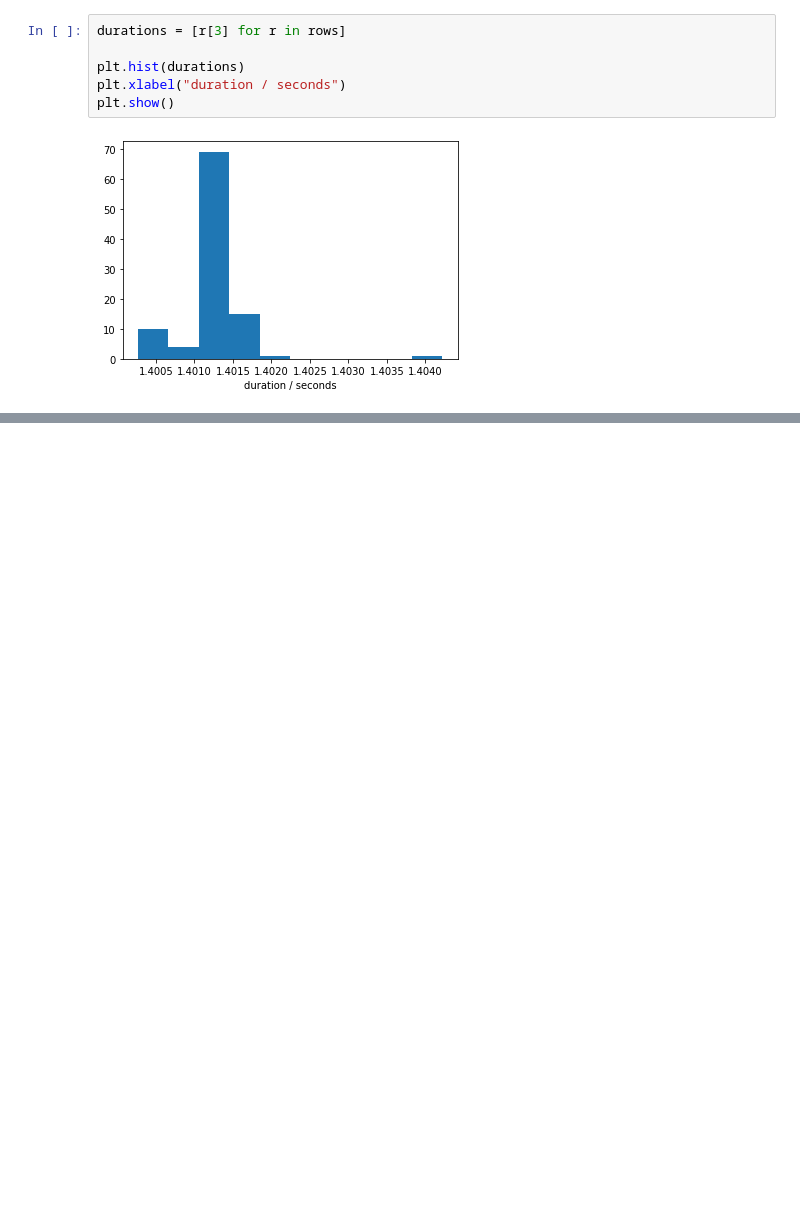
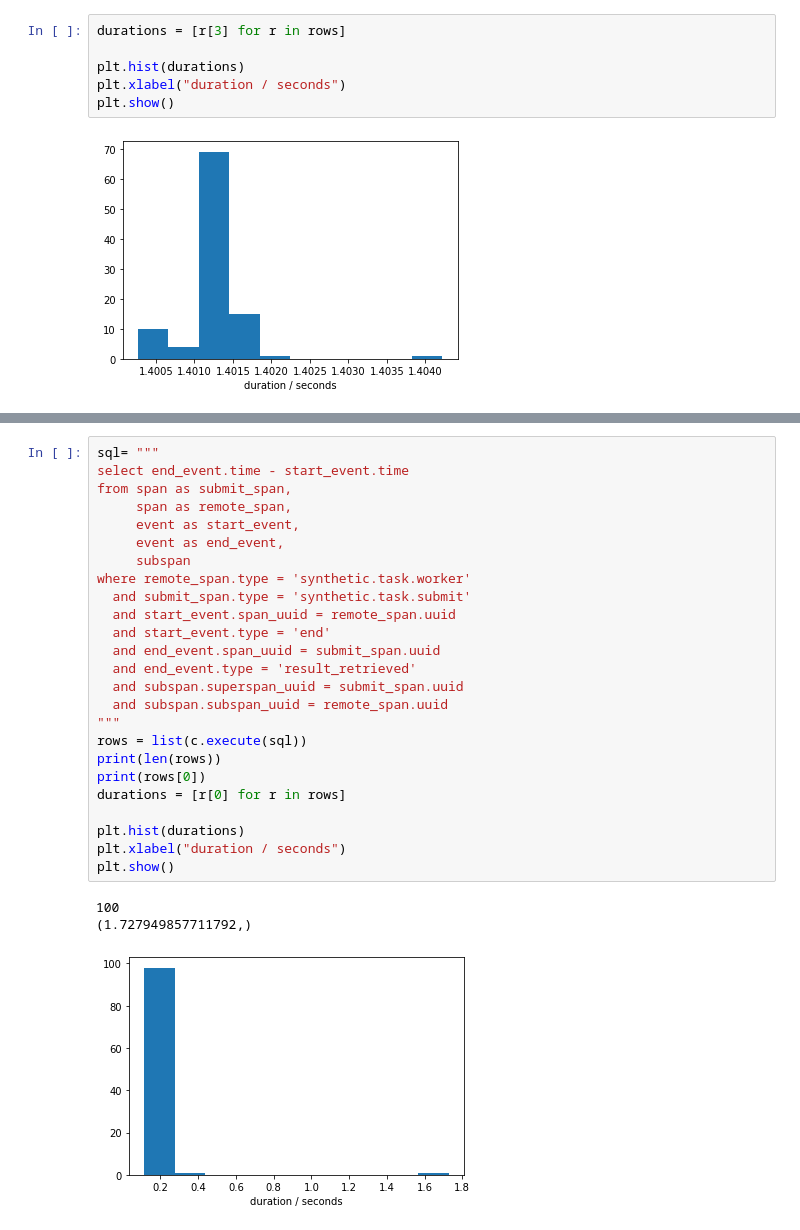
Before and after one commit to Parsl/dnpc, a Jupyter notebook: Untitled.ipynb, the cells around one changed output, grey strips where cells are left out. Drawn from its saved outputs; the diff is of its cells as text; blank space fills up the shorter version.

Commit message:
Compare end timings from submit and remote side in funcx synthetic example

```diff
--- a/Untitled.ipynb
+++ b/Untitled.ipynb
@@ -465,0 +466,29 @@ plt.show()
+# %%
+sql= """
+select end_event.time - start_event.time
+from span as submit_span,
+     span as remote_span,
+     event as start_event,
+     event as end_event,
+     subspan
+where remote_span.type = 'synthetic.task.worker'
+  and submit_span.type = 'synthetic.task.submit'
+  and start_event.span_uuid = remote_span.uuid
+  and start_event.type = 'end'
+  and end_event.span_uuid = submit_span.uuid
+  and end_event.type = 'result_retrieved'
+  and subspan.superspan_uuid = submit_span.uuid
+  and subspan.subspan_uuid = remote_span.uuid
+"""
+rows = list(c.execute(sql))
+print(len(rows))
+print(rows[0])
+durations = [r[0] for r in rows]
+
+plt.hist(durations)
+plt.xlabel("duration / seconds")
+plt.show()
+# %% [output]
+100
+(1.727949857711792,)
+[figure, added]
```
Also changed, not shown: parts of 17 cells of this notebook, 1 other file.
